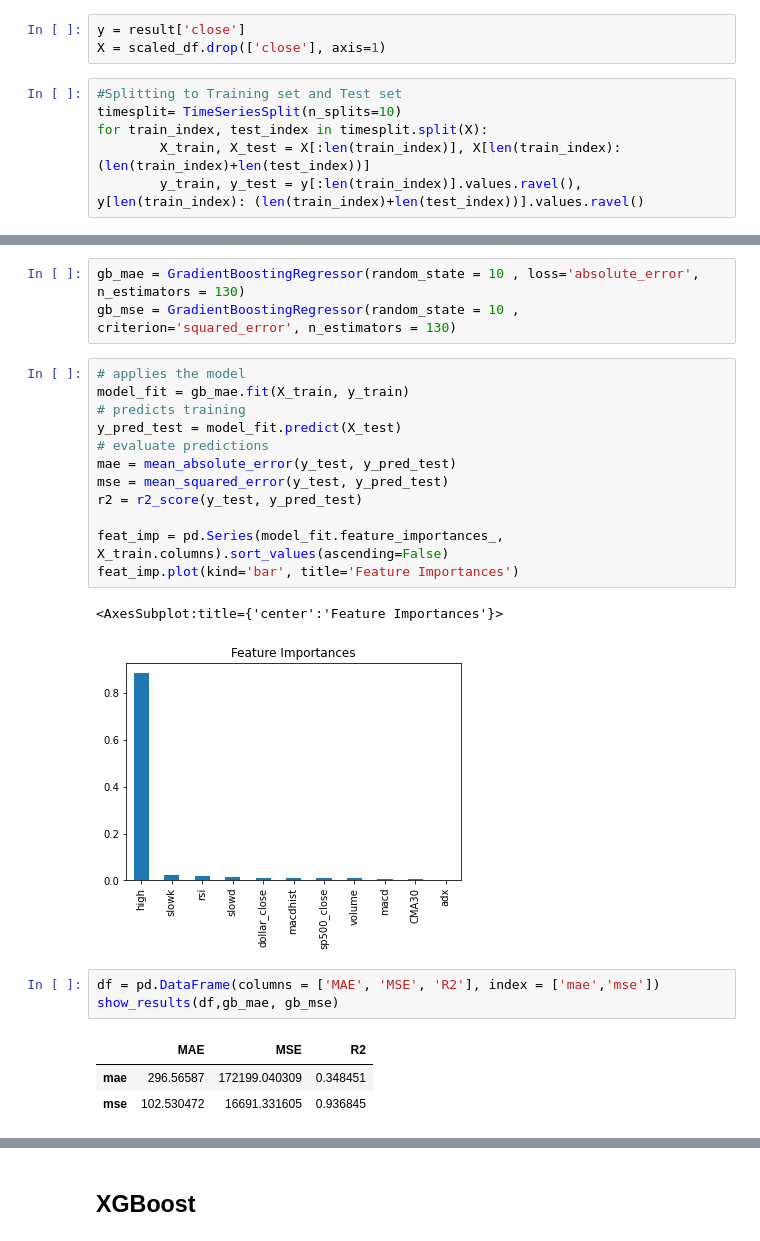
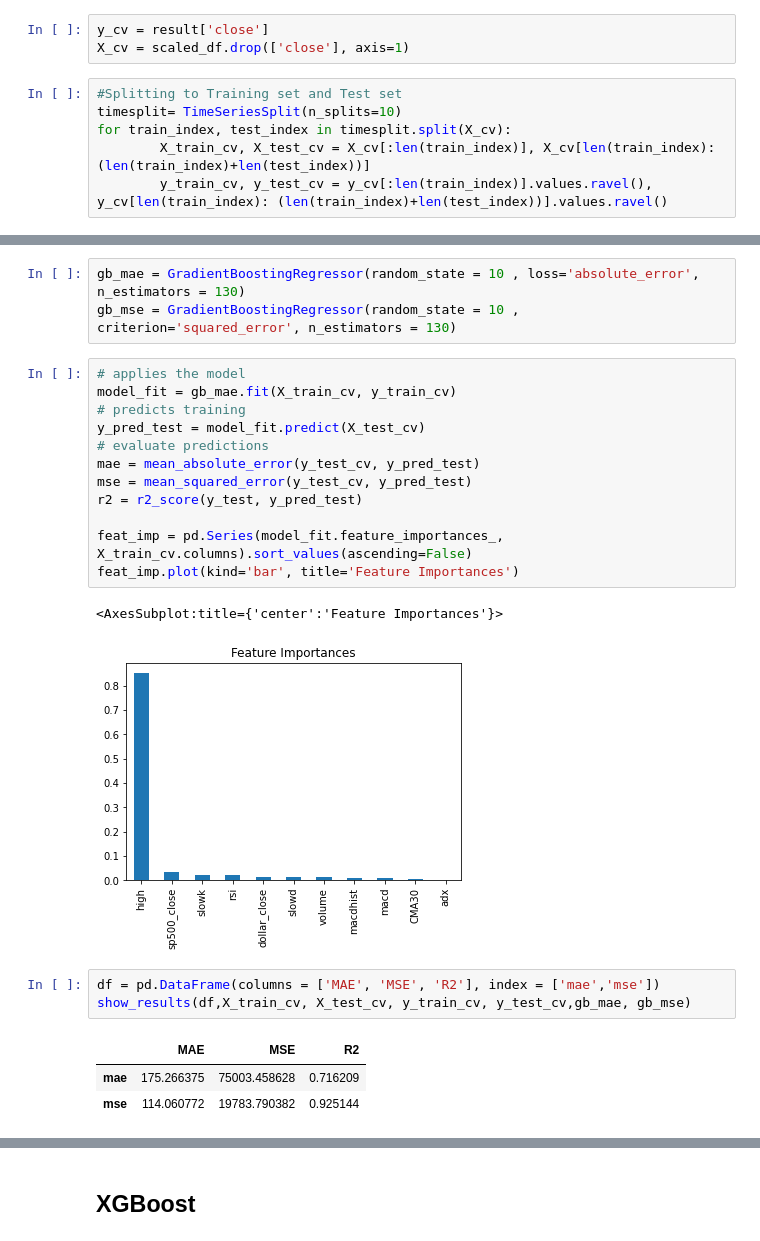
Before and after one commit to diogobulhosa/BC4, a Jupyter notebook: notebooks/nb-eth.ipynb, the cells around one changed output, grey strips where cells are left out. Drawn from its saved outputs; the diff is of its cells as text.

```diff
--- a/notebooks/nb-eth.ipynb
+++ b/notebooks/nb-eth.ipynb
@@ -493,14 +494,14 @@ Index(['close', 'high', 'volume', 'CMA30', 'adx', 'macd', 'macdhist', 'rsi',
        'slowk', 'slowd', 'dollar_close', 'sp500_close'],
       dtype='object')
 # %%
-y = result['close']
-X = scaled_df.drop(['close'], axis=1)
+y_cv = result['close']
+X_cv = scaled_df.drop(['close'], axis=1)
 # %%
 #Splitting to Training set and Test set
 timesplit= TimeSeriesSplit(n_splits=10)
-for train_index, test_index in timesplit.split(X):
-        X_train, X_test = X[:len(train_index)], X[len(train_index): (len(train_index)+len(test_index))]
-        y_train, y_test = y[:len(train_index)].values.ravel(), y[len(train_index): (len(train_index)+len(test_index))].values.ravel()
+for train_index, test_index in timesplit.split(X_cv):
+        X_train_cv, X_test_cv = X_cv[:len(train_index)], X_cv[len(train_index): (len(train_index)+len(test_index))]
+        y_train_cv, y_test_cv = y_cv[:len(train_index)].values.ravel(), y_cv[len(train_index): (len(train_index)+len(test_index))].values.ravel()
 # %% [markdown]
 ## Hand-Made Sliding Window
 # %%
@@ -636,24 +701,24 @@ gb_mae = GradientBoostingRegressor(random_state = 10 , loss='absolute_error', n_
 gb_mse = GradientBoostingRegressor(random_state = 10 , criterion='squared_error', n_estimators = 130)
 # %%
 # applies the model
-model_fit = gb_mae.fit(X_train, y_train)
+model_fit = gb_mae.fit(X_train_cv, y_train_cv)
 # predicts training
-y_pred_test = model_fit.predict(X_test)
+y_pred_test = model_fit.predict(X_test_cv)
 # evaluate predictions
-mae = mean_absolute_error(y_test, y_pred_test)
-mse = mean_squared_error(y_test, y_pred_test)
+mae = mean_absolute_error(y_test_cv, y_pred_test)
+mse = mean_squared_error(y_test_cv, y_pred_test)
 r2 = r2_score(y_test, y_pred_test)
 
-feat_imp = pd.Series(model_fit.feature_importances_, X_train.columns).sort_values(ascending=False)
+feat_imp = pd.Series(model_fit.feature_importances_, X_train_cv.columns).sort_values(ascending=False)
 feat_imp.plot(kind='bar', title='Feature Importances')
 # %% [output]
 <AxesSubplot:title={'center':'Feature Importances'}>
-[figure, old version]
+[figure, new version]
 # %%
 df = pd.DataFrame(columns = ['MAE', 'MSE', 'R2'], index = ['mae','mse'])
-show_results(df,gb_mae, gb_mse)
+show_results(df,X_train_cv, X_test_cv, y_train_cv, y_test_cv,gb_mae, gb_mse)
 # %% [output]
 |  | MAE | MSE | R2 |
-| mae | 296.56587 | 172199.040309 | 0.348451 |
-| mse | 102.530472 | 16691.331605 | 0.936845 |
+| mae | 175.266375 | 75003.458628 | 0.716209 |
+| mse | 114.060772 | 19783.790382 | 0.925144 |
 # %%
```
Also changed, not shown: parts of 17 cells of this notebook, 11 other files.
